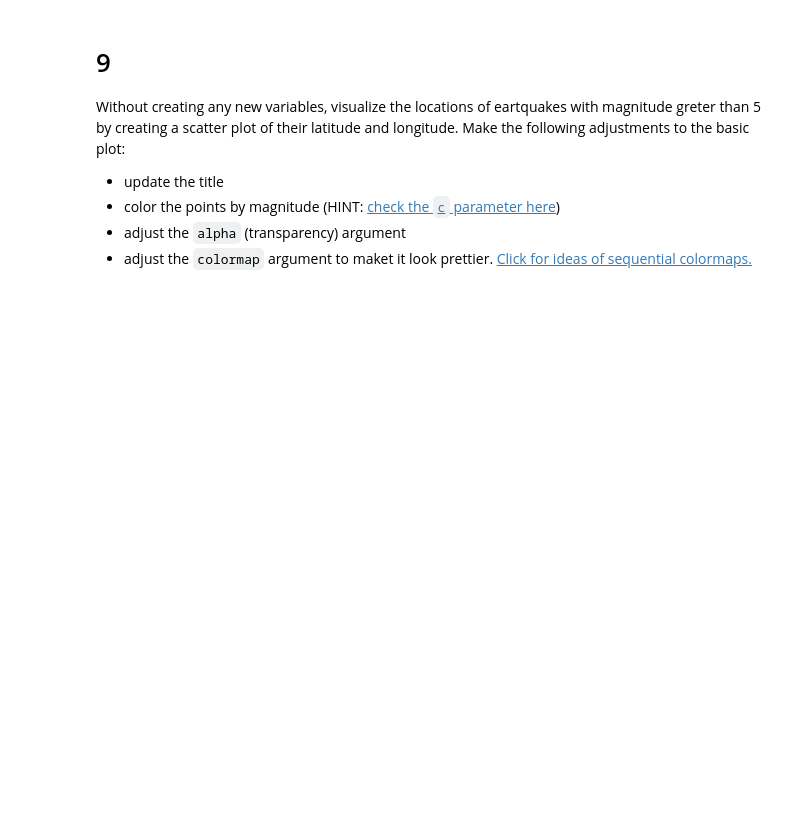
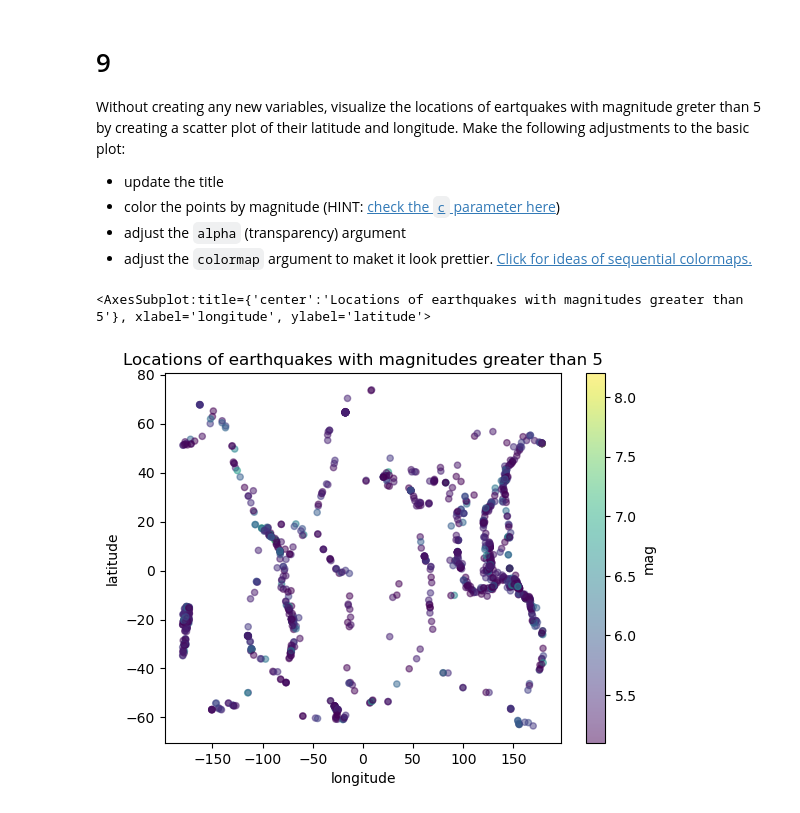
Before and after one commit to shmuir/eds220-hwk-1, a Jupyter notebook: hwk1-task4.ipynb, the cells around one changed output. Drawn from its saved outputs; the diff is of its cells as text; code cells hidden in the pictures; blank space fills up the shorter version.

```diff
--- a/hwk1-task4.ipynb
+++ b/hwk1-task4.ipynb
@@ -170,0 +204,11 @@ Without creating any new variables, visualize the locations of eartquakes with m
+# %%
+eqk.loc[eqk['mag']>5, ['mag', 'latitude', 'longitude']].plot(kind = 'scatter',
+                                                             x='longitude',
+                                                             y='latitude',
+                                                            alpha = 0.5,
+                                                            c = 'mag',
+                                                            colormap='viridis',
+                                                            title = 'Locations of earthquakes with magnitudes greater than 5')
+# %% [output]
+<AxesSubplot:title={'center':'Locations of earthquakes with magnitudes greater than 5'}, xlabel='longitude', ylabel='latitude'>
+[figure, added]
```
Also changed, not shown: parts of 4 cells of this notebook.
